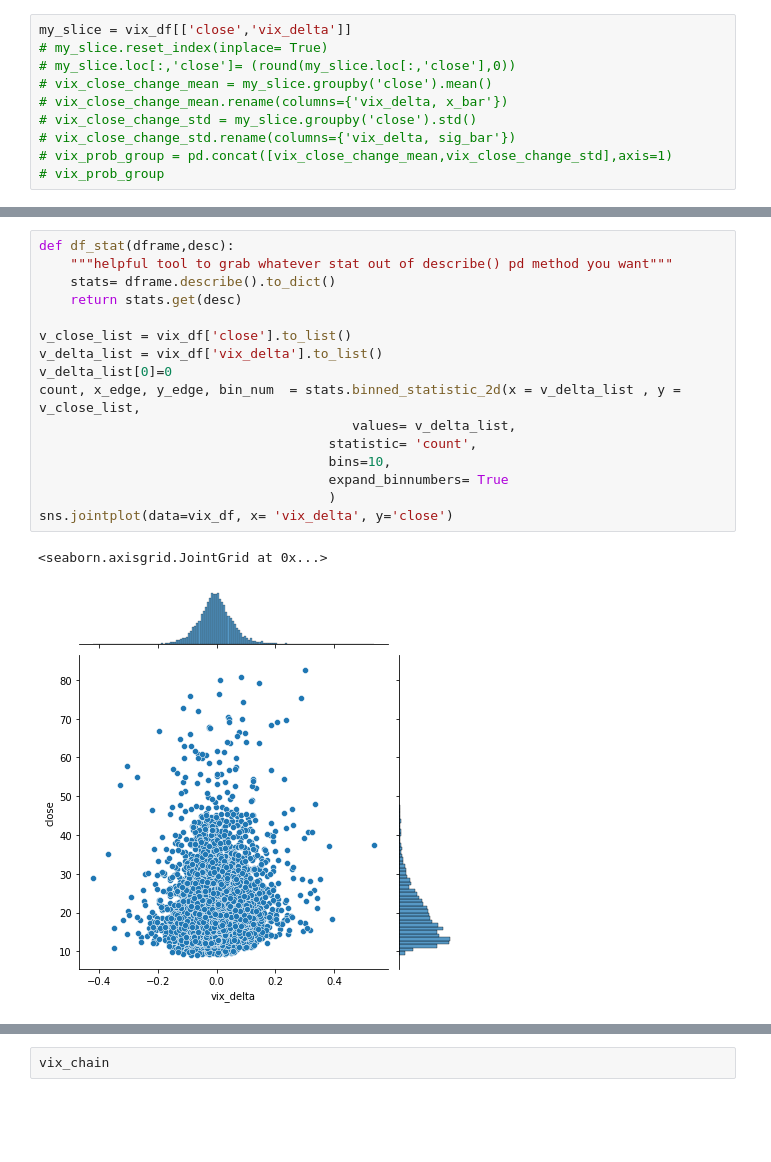
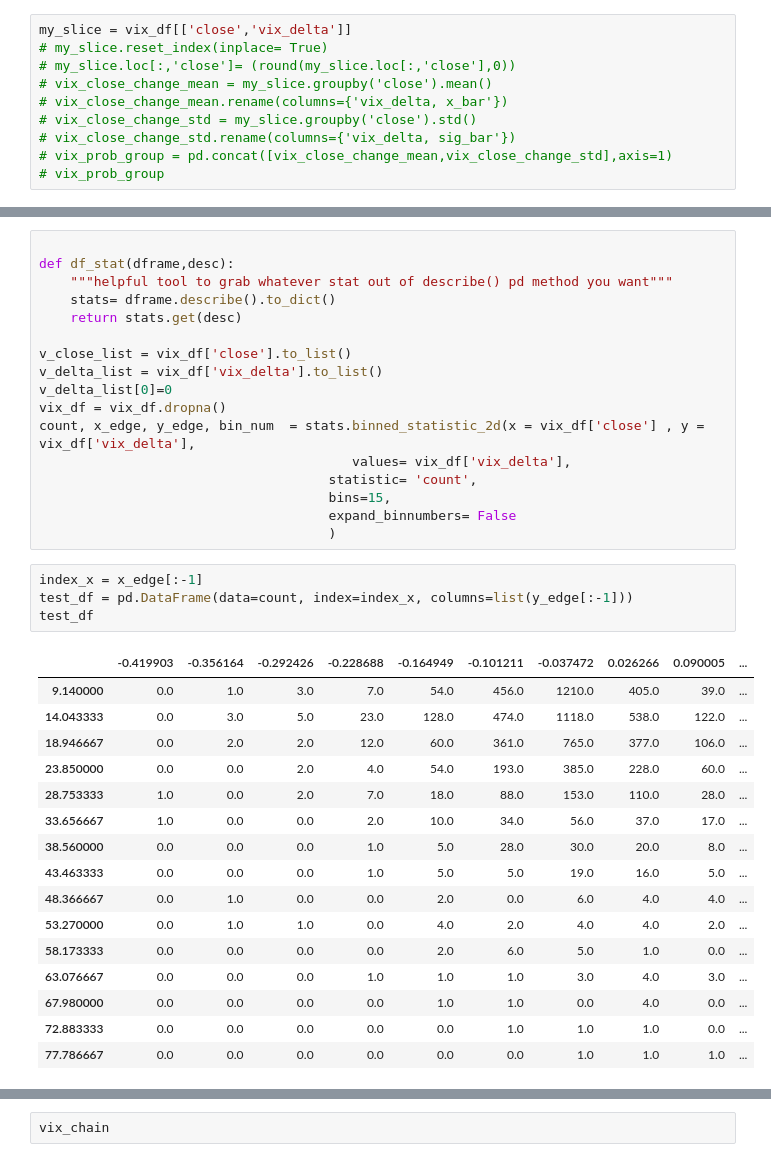
Before and after one commit to JoeHGeoghegan/VIX_Timing_The_Market, a Jupyter notebook: Notebooks/Laramie.ipynb, the cells around one changed output, grey strips where cells are left out. Saved outputs shown, nothing was run; the diff lists cells and outputs as text; blank space fills up the shorter version.

Commit message:
got lookup table for vix probs done

```diff
--- a/Notebooks/Laramie.ipynb
+++ b/Notebooks/Laramie.ipynb
@@ -297,4 +302,5 @@ my_slice = vix_df[['close','vix_delta']]
 # %%
+
 def df_stat(dframe,desc):
     """helpful tool to grab whatever stat out of describe() pd method you want"""
     stats= dframe.describe().to_dict()
@@ -303,16 +309,34 @@ def df_stat(dframe,desc):
 v_close_list = vix_df['close'].to_list()
 v_delta_list = vix_df['vix_delta'].to_list()
 v_delta_list[0]=0
-count, x_edge, y_edge, bin_num  = stats.binned_statistic_2d(x = v_delta_list , y = v_close_list,
-                                        values= v_delta_list,
+vix_df = vix_df.dropna()
+count, x_edge, y_edge, bin_num  = stats.binned_statistic_2d(x = vix_df['close'] , y = vix_df['vix_delta'],
+                                        values= vix_df['vix_delta'],
                                      statistic= 'count',
-                                     bins=10,
-                                     expand_binnumbers= True
+                                     bins=15,
+                                     expand_binnumbers= False
                                      )
-sns.jointplot(data=vix_df, x= 'vix_delta', y='close')
-# %% [output]
-<seaborn.axisgrid.JointGrid at 0x...>
-[figure, removed]
+# %%
+index_x = x_edge[:-1]
+test_df = pd.DataFrame(data=count, index=index_x, columns=list(y_edge[:-1]))
+test_df
+# %% [output]
+|  | -0.419903 | -0.356164 | -0.292426 | -0.228688 | -0.164949 | -0.101211 | -0.037472 | 0.026266 | 0.090005 | ... |
+| 9.140000 | 0.0 | 1.0 | 3.0 | 7.0 | 54.0 | 456.0 | 1210.0 | 405.0 | 39.0 | ... |
+| 14.043333 | 0.0 | 3.0 | 5.0 | 23.0 | 128.0 | 474.0 | 1118.0 | 538.0 | 122.0 | ... |
+| 18.946667 | 0.0 | 2.0 | 2.0 | 12.0 | 60.0 | 361.0 | 765.0 | 377.0 | 106.0 | ... |
+| 23.850000 | 0.0 | 0.0 | 2.0 | 4.0 | 54.0 | 193.0 | 385.0 | 228.0 | 60.0 | ... |
+| 28.753333 | 1.0 | 0.0 | 2.0 | 7.0 | 18.0 | 88.0 | 153.0 | 110.0 | 28.0 | ... |
+| 33.656667 | 1.0 | 0.0 | 0.0 | 2.0 | 10.0 | 34.0 | 56.0 | 37.0 | 17.0 | ... |
+| 38.560000 | 0.0 | 0.0 | 0.0 | 1.0 | 5.0 | 28.0 | 30.0 | 20.0 | 8.0 | ... |
+| 43.463333 | 0.0 | 0.0 | 0.0 | 1.0 | 5.0 | 5.0 | 19.0 | 16.0 | 5.0 | ... |
+| 48.366667 | 0.0 | 1.0 | 0.0 | 0.0 | 2.0 | 0.0 | 6.0 | 4.0 | 4.0 | ... |
+| 53.270000 | 0.0 | 1.0 | 1.0 | 0.0 | 4.0 | 2.0 | 4.0 | 4.0 | 2.0 | ... |
+| 58.173333 | 0.0 | 0.0 | 0.0 | 0.0 | 2.0 | 6.0 | 5.0 | 1.0 | 0.0 | ... |
+| 63.076667 | 0.0 | 0.0 | 0.0 | 1.0 | 1.0 | 1.0 | 3.0 | 4.0 | 3.0 | ... |
+| 67.980000 | 0.0 | 0.0 | 0.0 | 0.0 | 1.0 | 1.0 | 0.0 | 4.0 | 0.0 | ... |
+| 72.883333 | 0.0 | 0.0 | 0.0 | 0.0 | 0.0 | 1.0 | 1.0 | 1.0 | 0.0 | ... |
+| 77.786667 | 0.0 | 0.0 | 0.0 | 0.0 | 0.0 | 0.0 | 1.0 | 1.0 | 1.0 | ... |
 # %%
 mu = df_stat(vix_df['vix_delta'],'mean')
 sigma = df_stat(vix_df['vix_delta'],'std')
```
Also changed, not shown: parts of 2 cells of this notebook.
